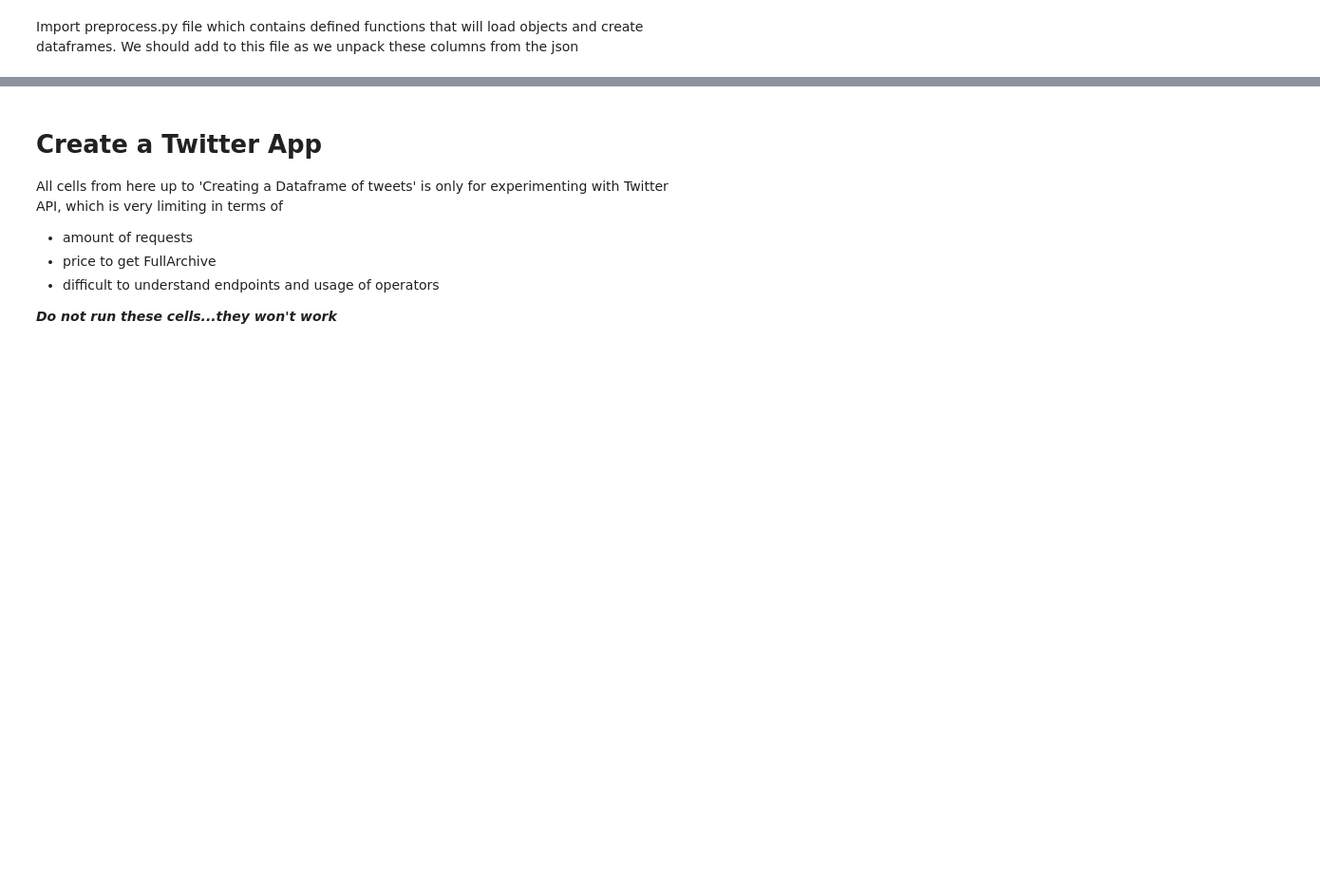
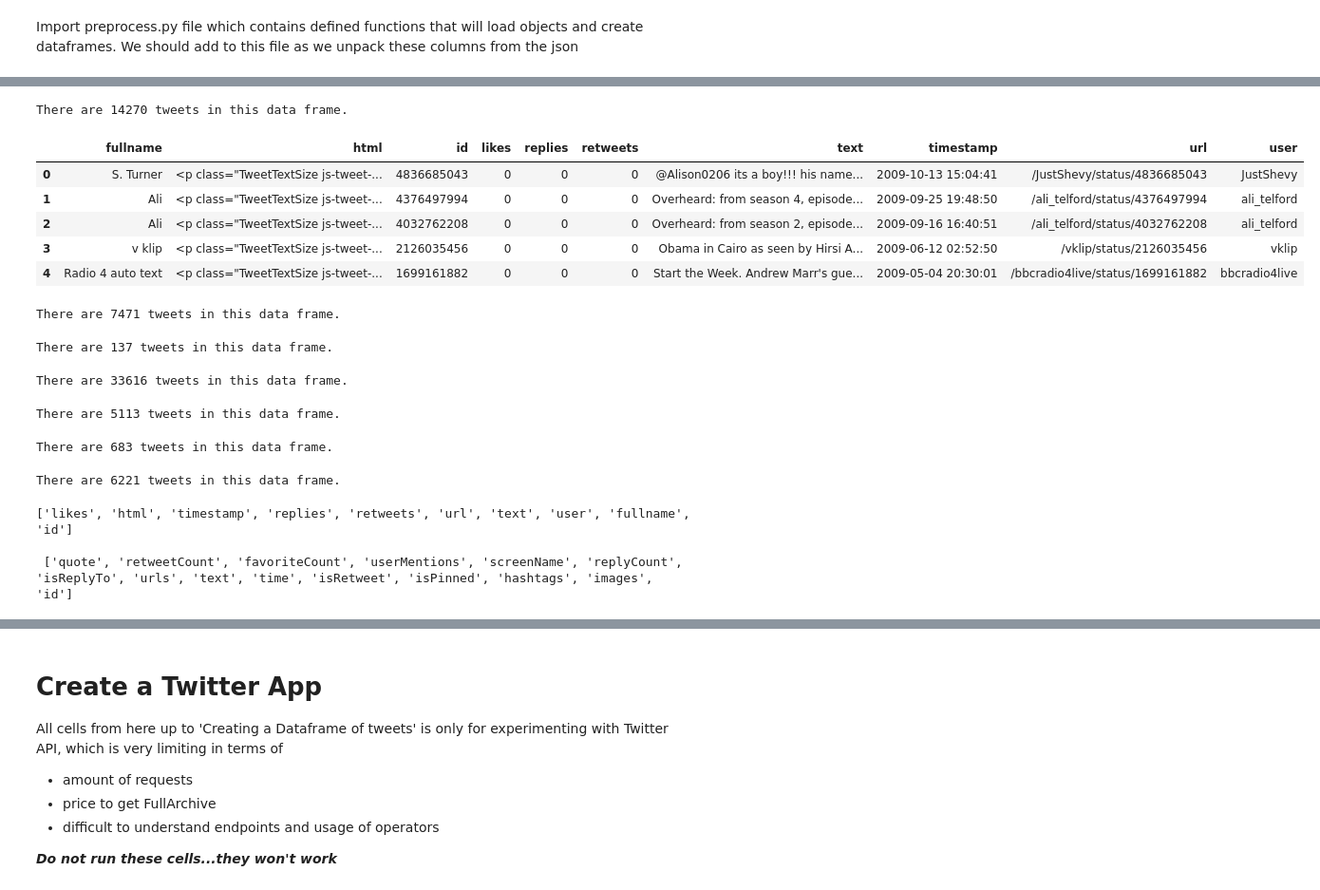
Before and after one commit to karolyxy/breakinghits, a Jupyter notebook: Twitter_cleaning.ipynb, the cells around one changed output, grey strips where cells are left out. Shown at 95% size. Saved outputs shown, nothing was run; the diff lists cells and outputs as text; code cells hidden in the pictures; blank space fills up the shorter version.

```diff
--- a/Twitter_cleaning.ipynb
+++ b/Twitter_cleaning.ipynb
@@ -31,21 +35,49 @@ hash_tags.head()
 # %%
 ali_1 = tweet_open('ali_1.json')
+print('There are {} tweets in this data frame.'.format(ali_1.shape[0]))
 # ali_1_df.to_csv('ali_1.csv', index=False)
+ali_1.head()
+# %% [output]
+There are 14270 tweets in this data frame.
+|  | fullname | html | id | likes | replies | retweets | text | timestamp | url | user |
+| 0 | S. Turner | <p class="TweetTextSize js-tweet-... | 4836685043 | 0 | 0 | 0 | @Alison0206 its a boy!!! his name... | 2009-10-13 15:04:41 | /JustShevy/status/4836685043 | JustShevy |
+| 1 | Ali | <p class="TweetTextSize js-tweet-... | 4376497994 | 0 | 0 | 0 | Overheard: from season 4, episode... | 2009-09-25 19:48:50 | /ali_telford/status/4376497994 | ali_telford |
+| 2 | Ali | <p class="TweetTextSize js-tweet-... | 4032762208 | 0 | 0 | 0 | Overheard: from season 2, episode... | 2009-09-16 16:40:51 | /ali_telford/status/4032762208 | ali_telford |
+| 3 | v klip | <p class="TweetTextSize js-tweet-... | 2126035456 | 0 | 0 | 0 | Obama in Cairo as seen by Hirsi A... | 2009-06-12 02:52:50 | /vklip/status/2126035456 | vklip |
+| 4 | Radio 4 auto text | <p class="TweetTextSize js-tweet-... | 1699161882 | 0 | 0 | 0 | Start the Week. Andrew Marr's gue... | 2009-05-04 20:30:01 | /bbcradio4live/status/1699161882 | bbcradio4live |
 # %%
 ali_2 = tweet_open('ali_2.json')
+print('There are {} tweets in this data frame.'.format(ali_2.shape[0]))
 # ali_2.to_csv('ali_2.csv', index=False)
+# %% [output]
+There are 7471 tweets in this data frame.
 # %%
 ali_cadwell = tweet_open('ali_cadwell.json')
+print('There are {} tweets in this data frame.'.format(ali_cadwell.shape[0]))
 # ali_cadwell.to_csv('ali_cadwell.csv', index=False)
+# %% [output]
+There are 137 tweets in this data frame.
 # %%
 ali_mentions = tweet_open('ali_mentions.json')
+print('There are {} tweets in this data frame.'.format(ali_mentions.shape[0]))
 # ali_mentions.to_csv('ali_mentions.csv', index=False)
+# %% [output]
+There are 33616 tweets in this data frame.
 # %%
 mention_df = tweet_open('mention.json')
+print('There are {} tweets in this data frame.'.format(mention_df.shape[0]))
 # mention_df.to_csv('mention.csv', index=False)
+# %% [output]
+There are 5113 tweets in this data frame.
 # %%
 test = tweet_open('test.json')
+print('There are {} tweets in this data frame.'.format(test.shape[0]))
 # test.to_csv('test.csv', index=False)
+# %% [output]
+There are 683 tweets in this data frame.
 # %%
 testing = tweet_open('testing.json')
+print('There are {} tweets in this data frame.'.format(testing.shape[0]))
 # testing.to_csv('testing.csv', index=False)
+# %% [output]
+There are 6221 tweets in this data frame.
@@ -54,0 +84,8 @@ hash_tags = tweet_open('hash.json')
+# %%
+DFs = [testing, test, mention_df, ali_mentions, ali_cadwell, ali_2, ali_1, hash_tags]
+DF_cols = list(np.unique(np.array([list(set(df.columns)) for df in DFs])))
+print(DF_cols[0], '\n\n', DF_cols[1])
+# %% [output]
+['likes', 'html', 'timestamp', 'replies', 'retweets', 'url', 'text', 'user', 'fullname', 'id']
+
+ ['quote', 'retweetCount', 'favoriteCount', 'userMentions', 'screenName', 'replyCount', 'isReplyTo', 'urls', 'text', 'time', 'isRetweet', 'isPinned', 'hashtags', 'images', 'id']
```
Also changed, not shown: parts of 12 cells of this notebook, 5 other files.
